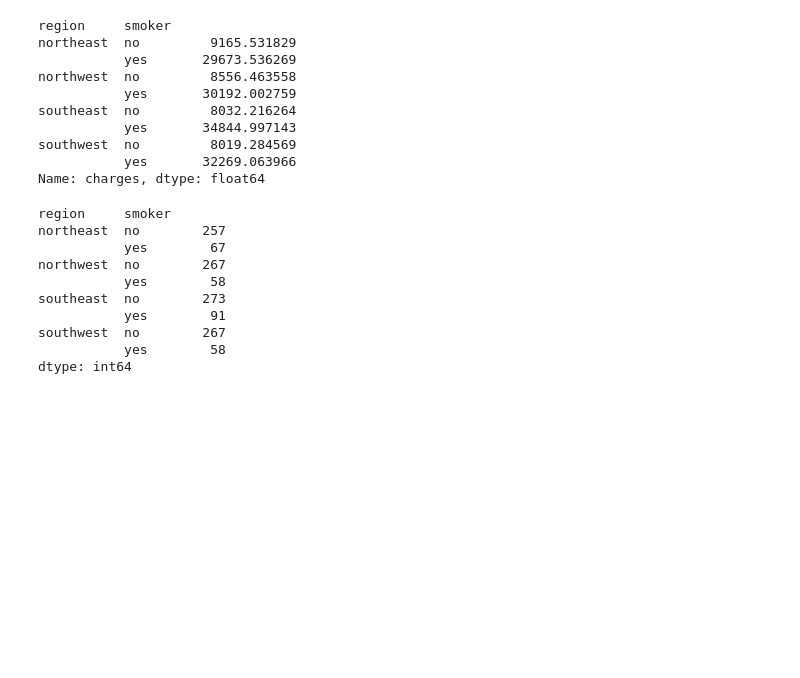
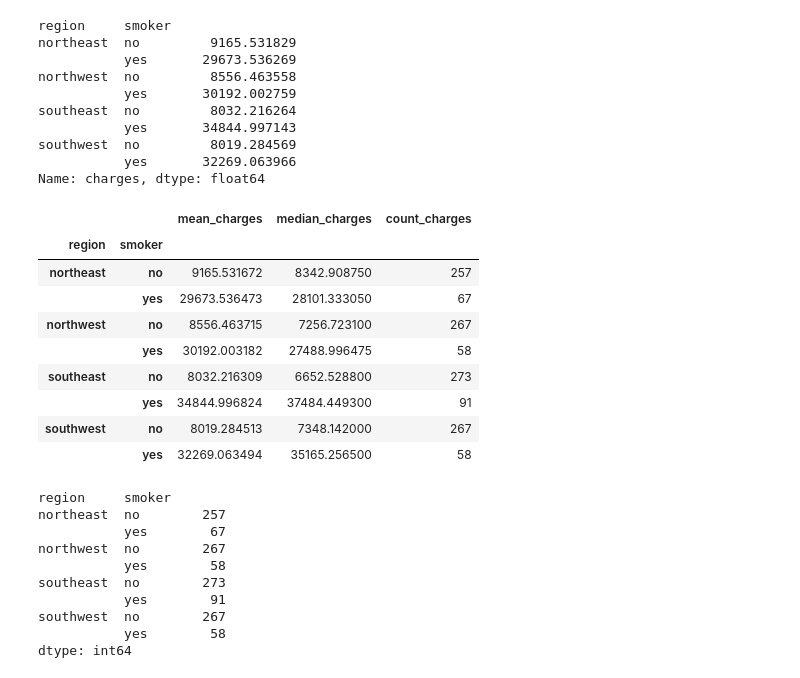
Before and after one commit to jjuuu999/hipython, a Jupyter notebook: 41.pandas_exercise_skeleton.ipynb, the cells around one changed output. Cells and saved outputs as stored; diff of their text form; code cells hidden in the pictures; blank space fills up the shorter version.

```diff
--- a/41.pandas_exercise_skeleton.ipynb
+++ b/41.pandas_exercise_skeleton.ipynb
@@ -468,6 +468,24 @@ southeast  no         8032.216264
 southwest  no         8019.284569
            yes       32269.063966
 Name: charges, dtype: float64
+# %%
+# 여러 집계함수를 한번에 적용할 때 agg()를 사용
+df.groupby(['region','smoker']).agg(
+  mean_charges=('charges', 'mean'),
+  median_charges = ('charges','median'),
+  count_charges = ('charges','count')
+  )
+# %% [output]
+|  |  | mean_charges | median_charges | count_charges |
+| region | smoker |  |  |  |
+| northeast | no | 9165.531672 | 8342.908750 | 257 |
+|  | yes | 29673.536473 | 28101.333050 | 67 |
+| northwest | no | 8556.463715 | 7256.723100 | 267 |
+|  | yes | 30192.003182 | 27488.996475 | 58 |
+| southeast | no | 8032.216309 | 6652.528800 | 273 |
+|  | yes | 34844.996824 | 37484.449300 | 91 |
+| southwest | no | 8019.284513 | 7348.142000 | 267 |
+|  | yes | 32269.063494 | 35165.256500 | 58 |
 # %%
 df.groupby(['region','smoker']).size()
 # %% [output]
```
